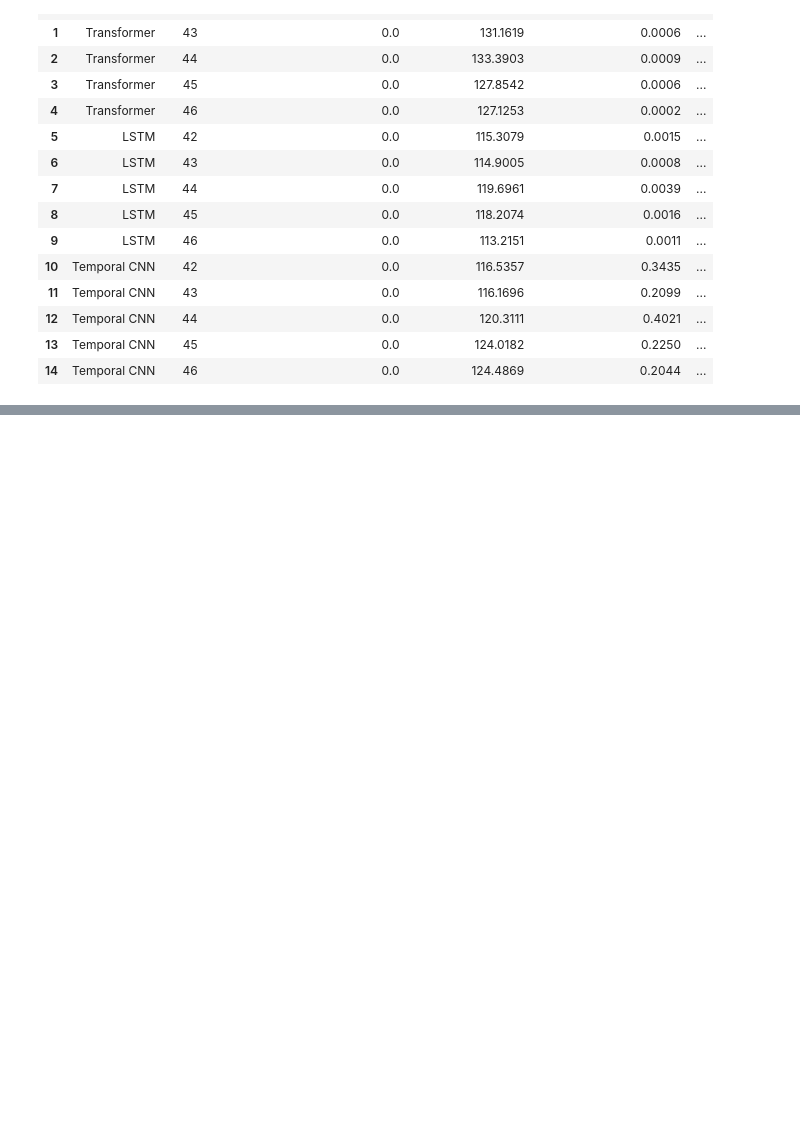
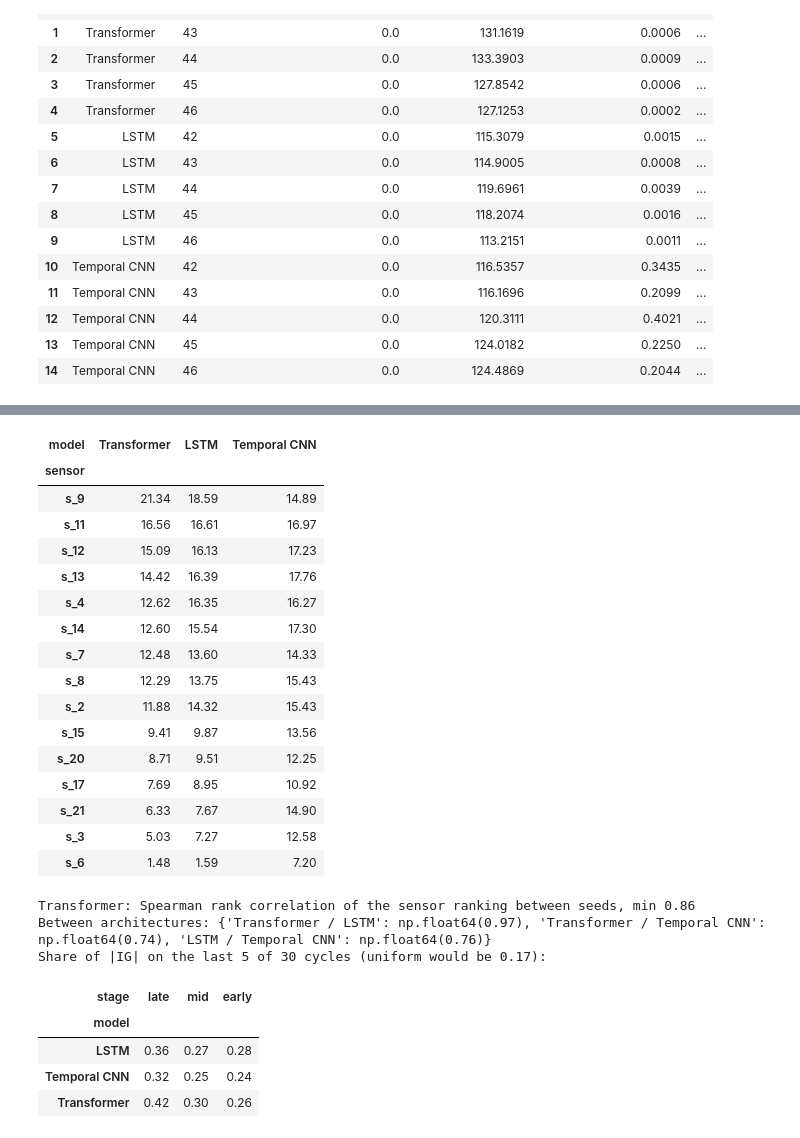
Before and after one commit to vks-g/cmapss-rul-hybrid, a Jupyter notebook: notebooks/phase2/14_interpretability.ipynb, the cells around one changed output, grey strips where cells are left out. Cells and saved outputs as stored; diff of their text form; code cells hidden in the pictures; blank space fills up the shorter version.

```diff
--- a/notebooks/phase2/14_interpretability.ipynb
+++ b/notebooks/phase2/14_interpretability.ipynb
@@ -124,0 +129,66 @@ assert checks["max |prediction - #71 prediction|"].max() < 1e-3, "checkpoints do
+# %%
+def by_sensor(attr):
+    return np.abs(attr).sum(axis=1).mean(axis=0)  # [sensors]
+
+
+sensor_rows = []
+for key, name in SEQUENCE.items():
+    per_seed = np.stack([by_sensor(ig[key, s]) for s in SEEDS])
+    for j, sensor in enumerate(SENSORS):
+        sensor_rows.append({"model": name, "sensor": sensor, "mean |IG|": per_seed[:, j].mean(),
+                            "seed min": per_seed[:, j].min(), "seed max": per_seed[:, j].max()})
+sensor_ig = pd.DataFrame(sensor_rows)
+ranking = sensor_ig.pivot(index="sensor", columns="model", values="mean |IG|")[list(SEQUENCE.values())]
+ranking = ranking.sort_values("Transformer", ascending=False)
+display(ranking.round(2))
+
+seed_agreement = pd.DataFrame(
+    [[spearmanr(by_sensor(ig["transformer", a]), by_sensor(ig["transformer", b]))[0] for b in SEEDS] for a in SEEDS],
+    index=SEEDS, columns=SEEDS)
+print(f"Transformer: Spearman rank correlation of the sensor ranking between seeds, "
+      f"min {seed_agreement.values[~np.eye(5, dtype=bool)].min():.2f}")
+print("Between architectures:", {f"{a} / {b}": round(spearmanr(ranking[a], ranking[b])[0], 2)
+                                 for a, b in (("Transformer", "LSTM"), ("Transformer", "Temporal CNN"), ("LSTM", "Temporal CNN"))})
+
+time_rows = []
+for key, name in SEQUENCE.items():
+    for seed in SEEDS:
+        per_step = np.abs(ig[key, seed]).sum(axis=2)  # [engines, window]
+        for stage in STAGES:
+            m = stage_of == stage
+            for t, v in enumerate(per_step[m].mean(axis=0)):
+                time_rows.append({"model": name, "seed": seed, "stage": stage, "position": t - per_step.shape[1] + 1, "mean |IG|": v})
+time_ig = pd.DataFrame(time_rows)
+recent = (time_ig.assign(recent=time_ig["position"] >= -4)
+          .groupby(["model", "stage", "recent"])["mean |IG|"].sum().unstack("recent"))
+recent_share = (recent[True] / recent.sum(axis=1)).unstack("stage")[list(STAGES)]
+print("Share of |IG| on the last 5 of 30 cycles (uniform would be 0.17):")
+display(recent_share.round(2))
+pd.concat([sensor_ig.assign(kind="sensor"), time_ig.groupby(["model", "stage", "position"])["mean |IG|"].mean()
+           .reset_index().assign(kind="time")]).round(4).to_csv(METRICS / "fd001_interpretability_ig.csv", index=False)
+# %% [output]
+| model | Transformer | LSTM | Temporal CNN |
+| sensor |  |  |  |
+| s_9 | 21.34 | 18.59 | 14.89 |
+| s_11 | 16.56 | 16.61 | 16.97 |
+| s_12 | 15.09 | 16.13 | 17.23 |
+| s_13 | 14.42 | 16.39 | 17.76 |
+| s_4 | 12.62 | 16.35 | 16.27 |
+| s_14 | 12.60 | 15.54 | 17.30 |
+| s_7 | 12.48 | 13.60 | 14.33 |
+| s_8 | 12.29 | 13.75 | 15.43 |
+| s_2 | 11.88 | 14.32 | 15.43 |
+| s_15 | 9.41 | 9.87 | 13.56 |
+| s_20 | 8.71 | 9.51 | 12.25 |
+| s_17 | 7.69 | 8.95 | 10.92 |
+| s_21 | 6.33 | 7.67 | 14.90 |
+| s_3 | 5.03 | 7.27 | 12.58 |
+| s_6 | 1.48 | 1.59 | 7.20 |
+Transformer: Spearman rank correlation of the sensor ranking between seeds, min 0.86
+Between architectures: {'Transformer / LSTM': np.float64(0.97), 'Transformer / Temporal CNN': np.float64(0.74), 'LSTM / Temporal CNN': np.float64(0.76)}
+Share of |IG| on the last 5 of 30 cycles (uniform would be 0.17):
+| stage | late | mid | early |
+| model |  |  |  |
+| LSTM | 0.36 | 0.27 | 0.28 |
+| Temporal CNN | 0.32 | 0.25 | 0.24 |
+| Transformer | 0.42 | 0.30 | 0.26 |
```
Also changed, not shown: parts of 2 cells of this notebook, 2 other files.
